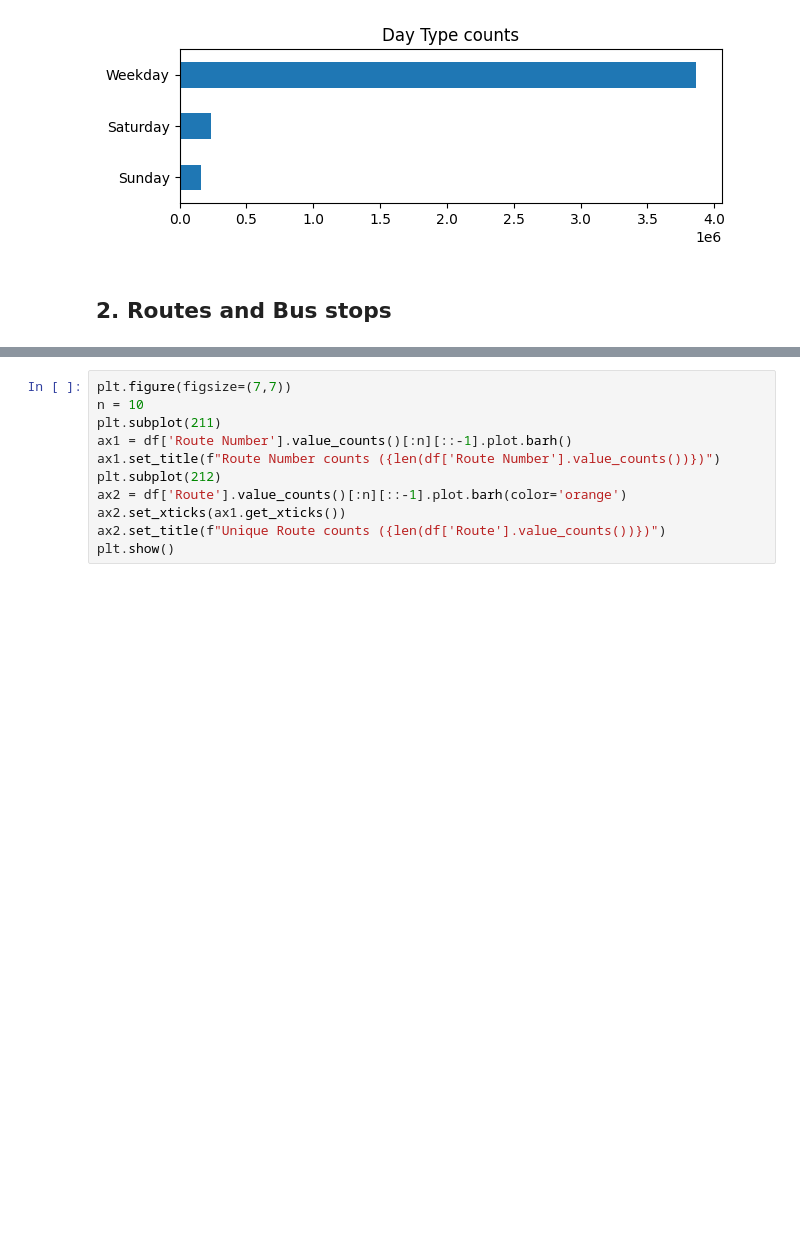
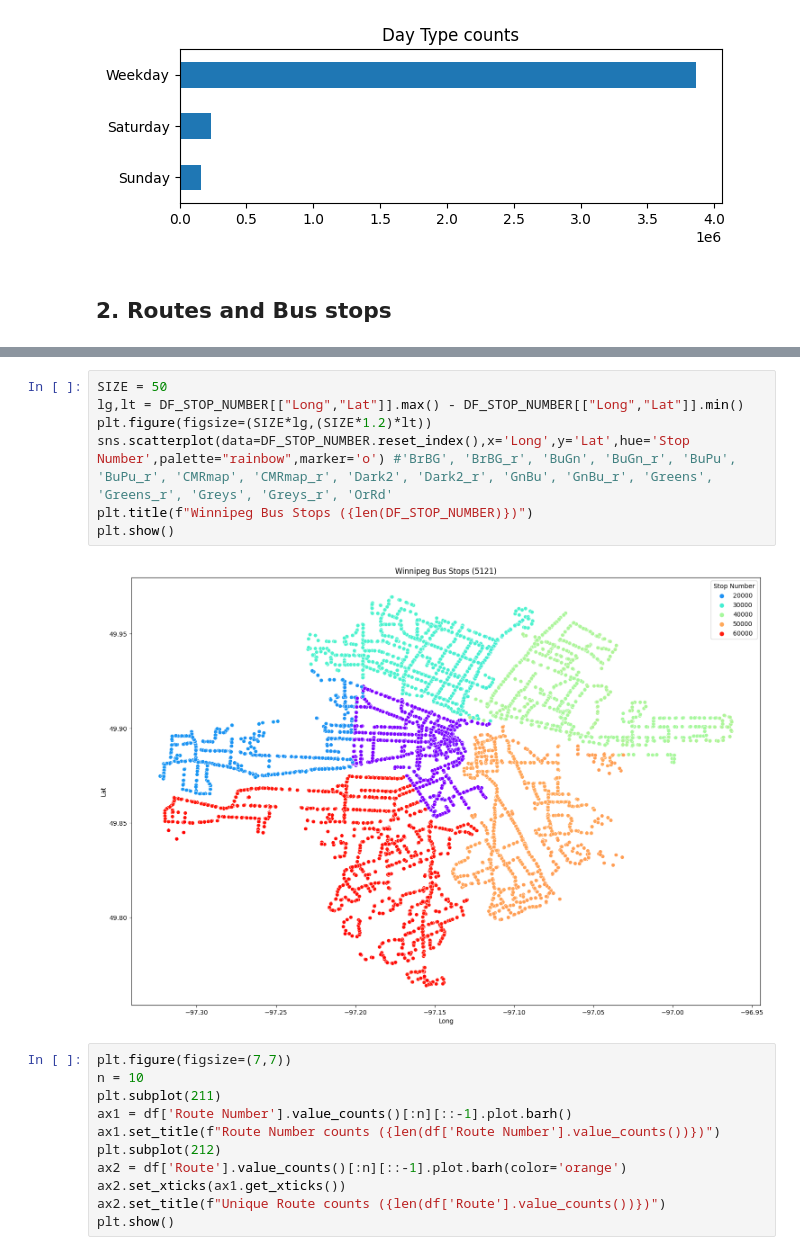
Before and after one commit to tranndt/ml-comp4710-WPGTransitOTP, a Jupyter notebook: res/0_data_visualization.ipynb, the cells around one changed output, grey strips where cells are left out. Saved outputs shown, nothing was run; the diff lists cells and outputs as text; blank space fills up the shorter version.

```diff
--- a/res/0_data_visualization.ipynb
+++ b/res/0_data_visualization.ipynb
@@ -202,3 +220,12 @@ plt.show()
+# %%
+SIZE = 50
+lg,lt = DF_STOP_NUMBER[["Long","Lat"]].max() - DF_STOP_NUMBER[["Long","Lat"]].min()
+plt.figure(figsize=(SIZE*lg,(SIZE*1.2)*lt))
+sns.scatterplot(data=DF_STOP_NUMBER.reset_index(),x='Long',y='Lat',hue='Stop Number',palette="rainbow",marker='o') #'BrBG', 'BrBG_r', 'BuGn', 'BuGn_r', 'BuPu', 'BuPu_r', 'CMRmap', 'CMRmap_r', 'Dark2', 'Dark2_r', 'GnBu', 'GnBu_r', 'Greens', 'Greens_r', 'Greys', 'Greys_r', 'OrRd'
+plt.title(f"Winnipeg Bus Stops ({len(DF_STOP_NUMBER)})")
+plt.show()
+# %% [output]
+[figure, added]
 # %%
 plt.figure(figsize=(7,7))
 n = 10
```
Also changed, not shown: parts of 5 cells of this notebook.
